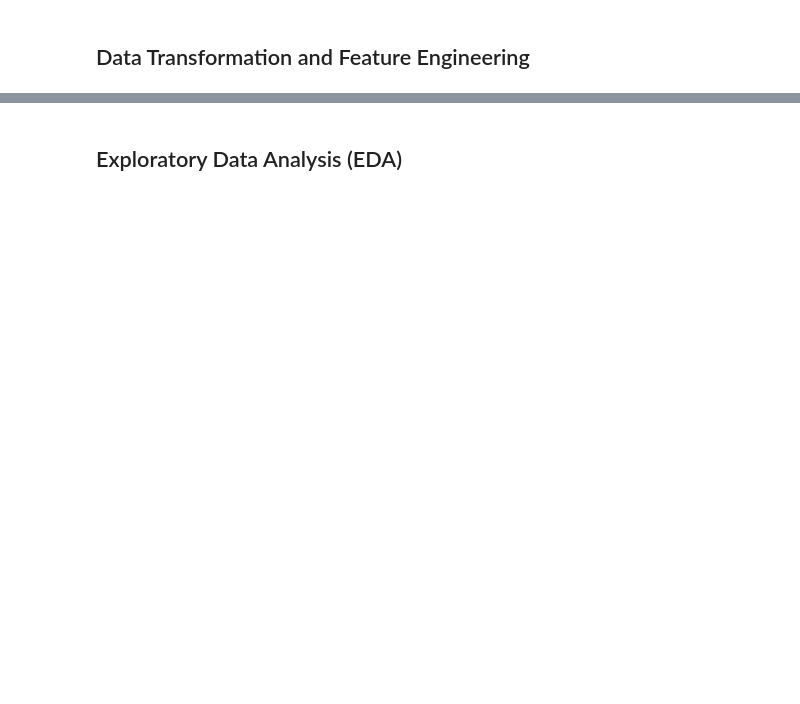
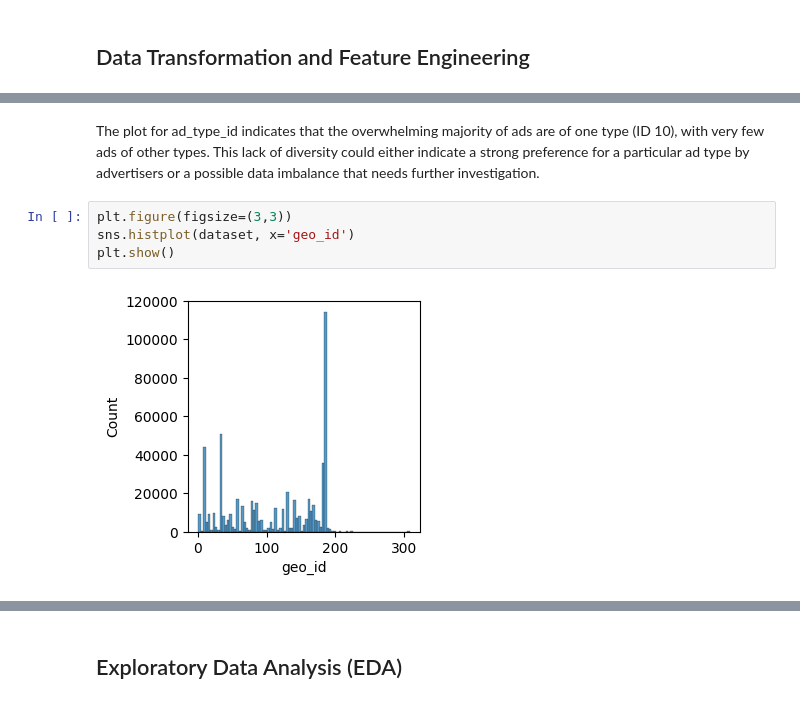
Before and after one commit to anatrof-data/pet-project-adtech, a Jupyter notebook: pet_project_adtech.ipynb, the cells around one changed output, grey strips where cells are left out. Drawn from its saved outputs; the diff is of its cells as text; blank space fills up the shorter version.

```diff
--- a/pet_project_adtech.ipynb
+++ b/pet_project_adtech.ipynb
@@ -84,0 +191,8 @@ df.head()
+# %% [markdown]
+The plot for ad_type_id indicates that the overwhelming majority of ads are of one type (ID 10), with very few ads of other types. This lack of diversity could either indicate a strong preference for a particular ad type by advertisers or a possible data imbalance that needs further investigation.
+# %%
+plt.figure(figsize=(3,3))
+sns.histplot(dataset, x='geo_id')
+plt.show()
+# %% [output]
+[figure, added]
```
Also changed, not shown: parts of 47 cells of this notebook.
